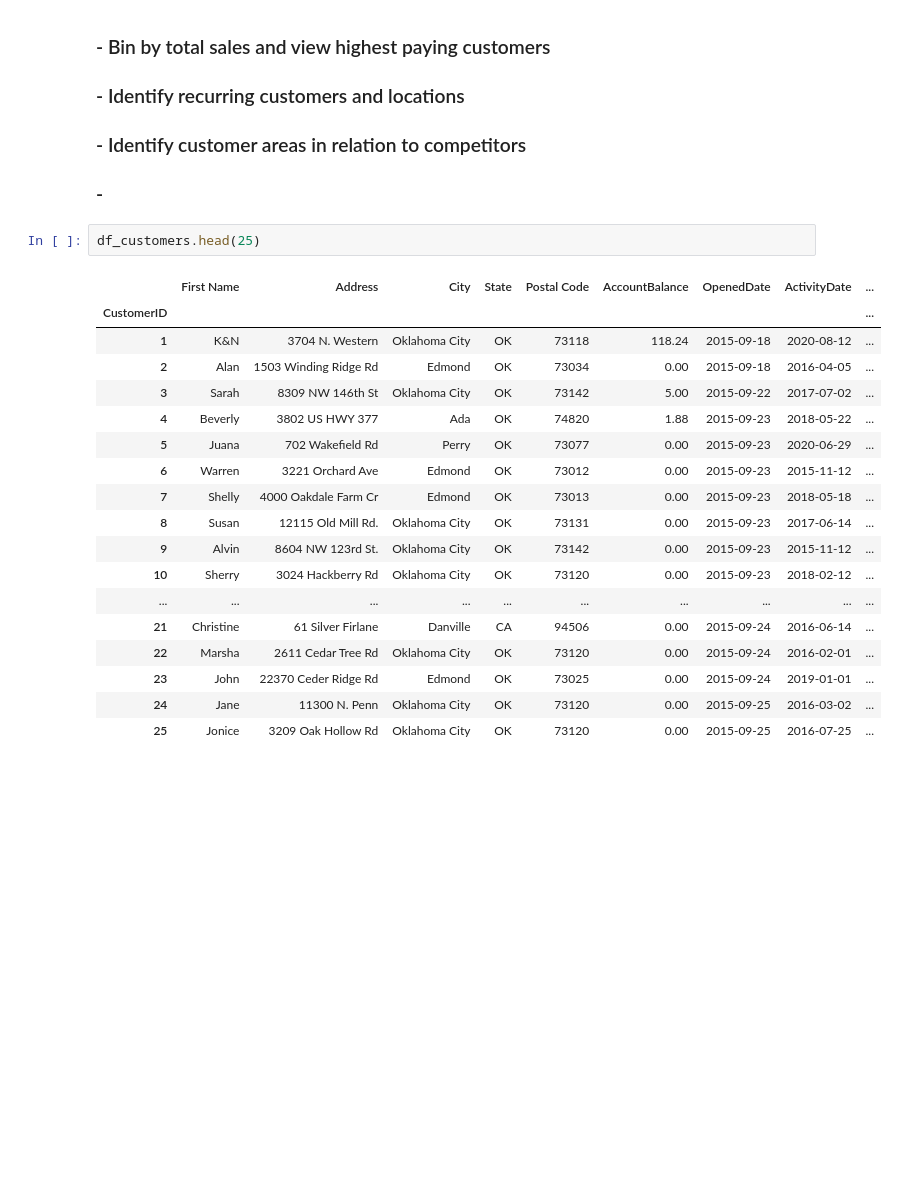
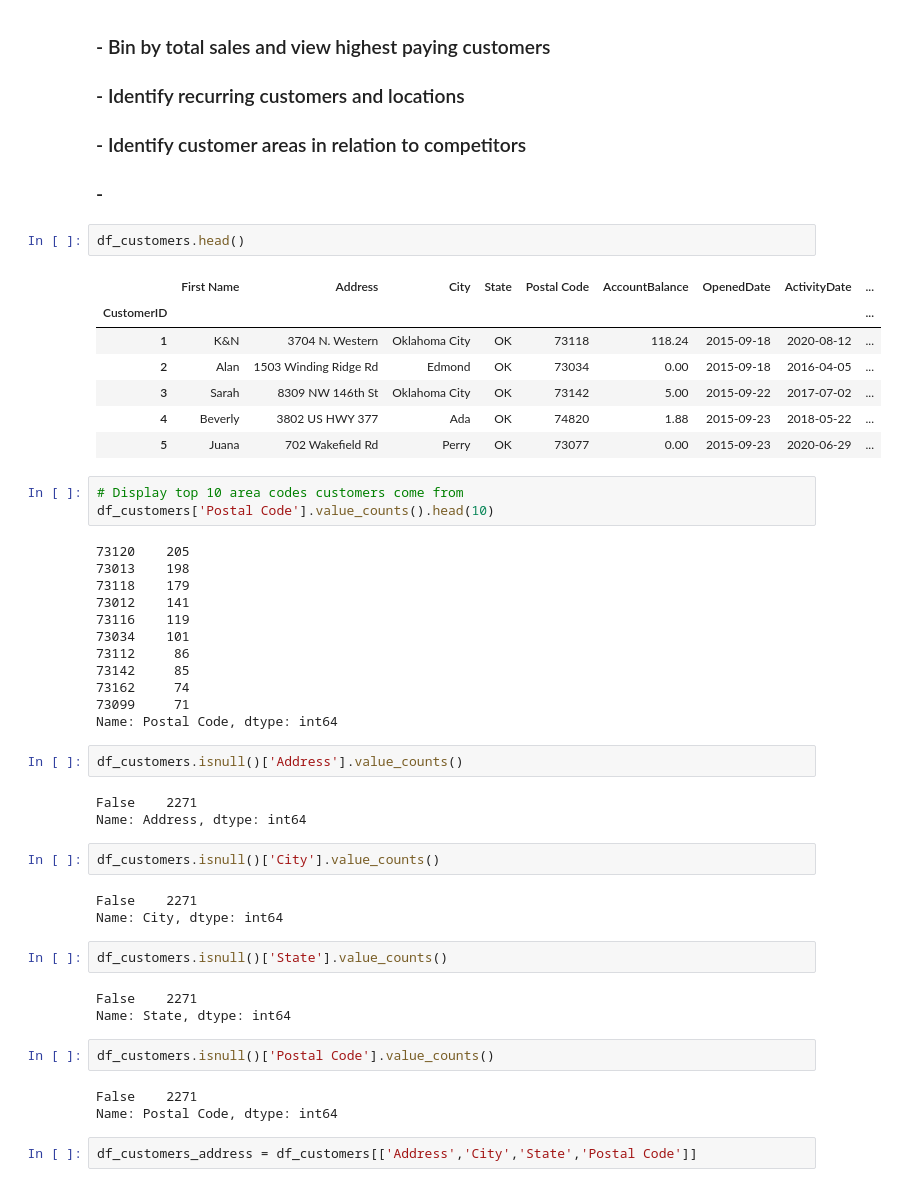
Before and after one commit to zachcornelison/K-N-Sales-Analytics, a Jupyter notebook: KN-Analytics.ipynb, the cells around one changed output. Saved outputs shown, nothing was run; the diff lists cells and outputs as text; blank space fills up the shorter version.

Commit message:
working on mapping customers

```diff
--- a/KN-Analytics.ipynb
+++ b/KN-Analytics.ipynb
@@ -948,23 +948,49 @@ df_user_lists.head()
 ### - Identify customer areas in relation to competitors
 ### -
 # %%
-df_customers.head(25)
+df_customers.head()
 # %% [output]
 |  | First Name | Address | City | State | Postal Code | AccountBalance | OpenedDate | ActivityDate | ... |
 | CustomerID |  |  |  |  |  |  |  |  | ... |
 | 1 | K&N | 3704 N. Western | Oklahoma City | OK | 73118 | 118.24 | 2015-09-18 | 2020-08-12 | ... |
 | 2 | Alan | 1503 Winding Ridge Rd | Edmond | OK | 73034 | 0.00 | 2015-09-18 | 2016-04-05 | ... |
 | 3 | Sarah | 8309 NW 146th St | Oklahoma City | OK | 73142 | 5.00 | 2015-09-22 | 2017-07-02 | ... |
 | 4 | Beverly | 3802 US HWY 377 | Ada | OK | 74820 | 1.88 | 2015-09-23 | 2018-05-22 | ... |
 | 5 | Juana | 702 Wakefield Rd | Perry | OK | 73077 | 0.00 | 2015-09-23 | 2020-06-29 | ... |
-| 6 | Warren | 3221 Orchard Ave | Edmond | OK | 73012 | 0.00 | 2015-09-23 | 2015-11-12 | ... |
-| 7 | Shelly | 4000 Oakdale Farm Cr | Edmond | OK | 73013 | 0.00 | 2015-09-23 | 2018-05-18 | ... |
-| 8 | Susan | 12115 Old Mill Rd. | Oklahoma City | OK | 73131 | 0.00 | 2015-09-23 | 2017-06-14 | ... |
-| 9 | Alvin | 8604 NW 123rd St. | Oklahoma City | OK | 73142 | 0.00 | 2015-09-23 | 2015-11-12 | ... |
-| 10 | Sherry | 3024 Hackberry Rd | Oklahoma City | OK | 73120 | 0.00 | 2015-09-23 | 2018-02-12 | ... |
-| ... | ... | ... | ... | ... | ... | ... | ... | ... | ... |
-| 21 | Christine | 61 Silver Firlane | Danville | CA | 94506 | 0.00 | 2015-09-24 | 2016-06-14 | ... |
-| 22 | Marsha | 2611 Cedar Tree Rd | Oklahoma City | OK | 73120 | 0.00 | 2015-09-24 | 2016-02-01 | ... |
-| 23 | John | 22370 Ceder Ridge Rd | Edmond | OK | 73025 | 0.00 | 2015-09-24 | 2019-01-01 | ... |
-| 24 | Jane | 11300 N. Penn | Oklahoma City | OK | 73120 | 0.00 | 2015-09-25 | 2016-03-02 | ... |
-| 25 | Jonice | 3209 Oak Hollow Rd | Oklahoma City | OK | 73120 | 0.00 | 2015-09-25 | 2016-07-25 | ... |
+# %%
+# Display top 10 area codes customers come from
+df_customers['Postal Code'].value_counts().head(10)
+# %% [output]
+73120    205
+73013    198
+73118    179
+73012    141
+73116    119
+73034    101
+73112     86
+73142     85
+73162     74
+73099     71
+Name: Postal Code, dtype: int64
+# %%
+df_customers.isnull()['Address'].value_counts()
+# %% [output]
+False    2271
+Name: Address, dtype: int64
+# %%
+df_customers.isnull()['City'].value_counts()
+# %% [output]
+False    2271
+Name: City, dtype: int64
+# %%
+df_customers.isnull()['State'].value_counts()
+# %% [output]
+False    2271
+Name: State, dtype: int64
+# %%
+df_customers.isnull()['Postal Code'].value_counts()
+# %% [output]
+False    2271
+Name: Postal Code, dtype: int64
+# %%
+df_customers_address = df_customers[['Address','City','State','Postal Code']]
```
Also changed, not shown: parts of 14 cells of this notebook.
